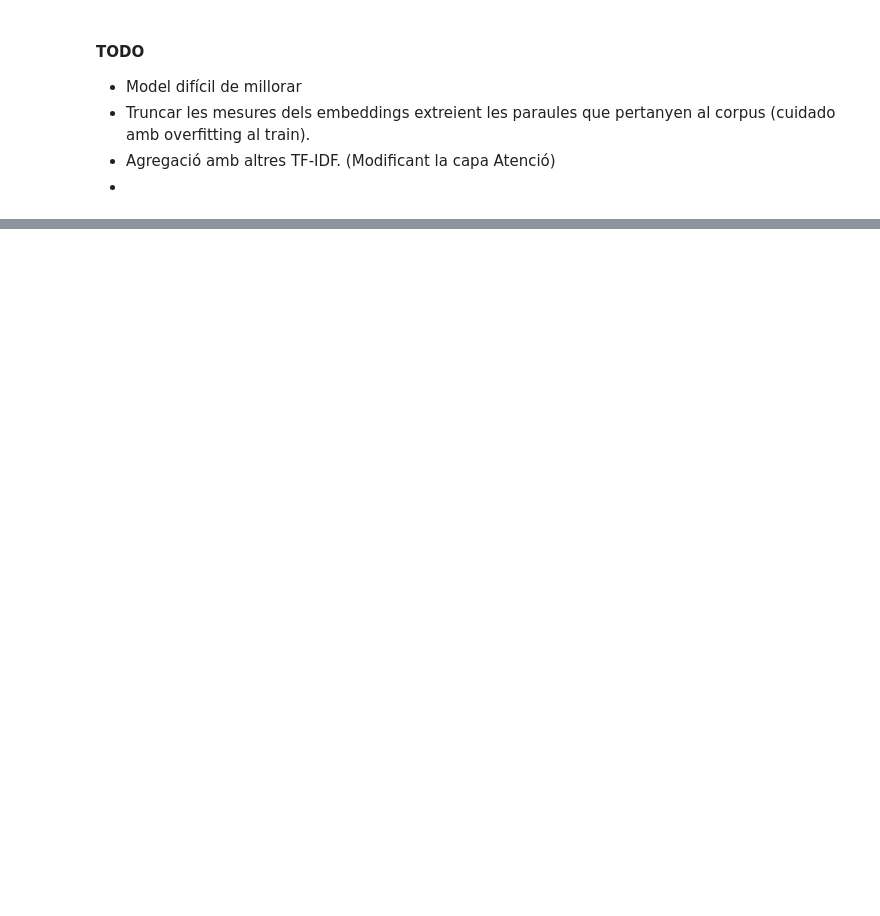
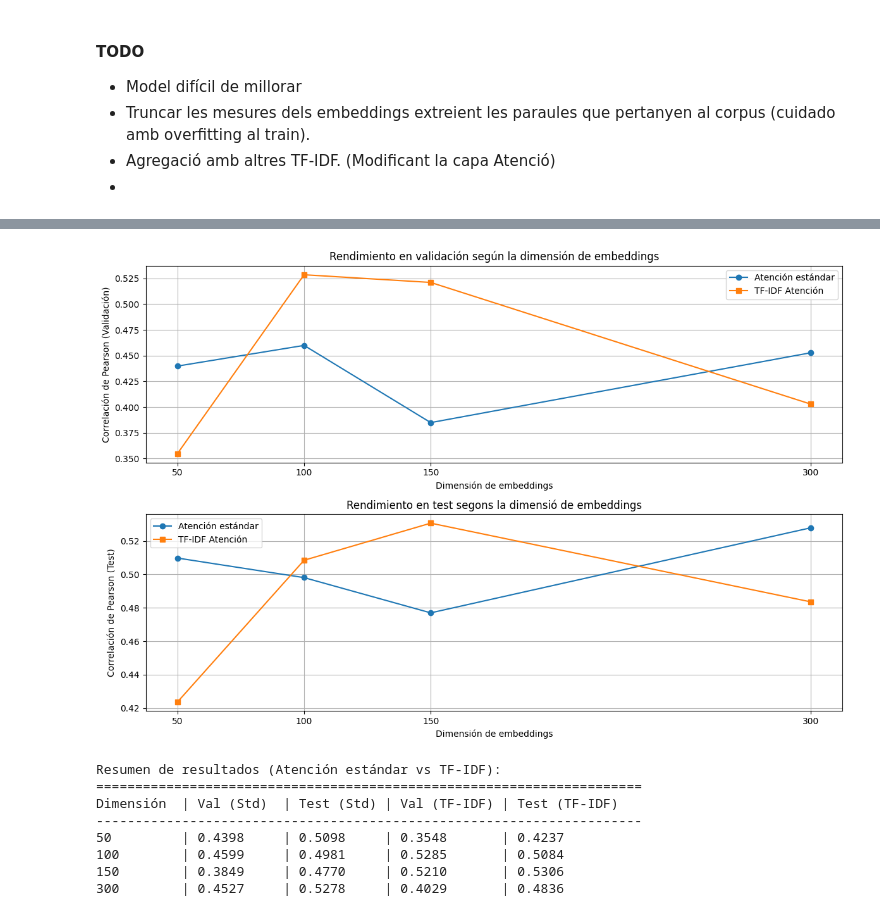
Before and after one commit to TaliaPr/Semantic-Text-Similarity, a Jupyter notebook: sequence_model.ipynb, the cells around one changed output, grey strips where cells are left out. Cells and saved outputs as stored; diff of their text form; code cells hidden in the pictures; blank space fills up the shorter version.

```diff
--- a/sequence_model.ipynb
+++ b/sequence_model.ipynb
@@ -580,0 +1356,57 @@ P-value: 1.2050755660899114e-180
+# %%
+# Visualizar resultados comparando modelos estándar vs TF-IDF para todas las dimensiones
+import matplotlib.pyplot as plt
+
+# Preparar datos para la visualización
+dims = list(results.keys())
+val_corrs_std = [results[dim]['val_corr'] for dim in dims]
+test_corrs_std = [results[dim]['test_corr'] for dim in dims]
+val_corrs_tfidf = [tfidf_results[dim]['val_corr'] for dim in dims]
+test_corrs_tfidf = [tfidf_results[dim]['test_corr'] for dim in dims]
+
+# Crear gráfico de correlaciones
+plt.figure(figsize=(12, 8))
+
+# Gráfico para validación
+plt.subplot(2, 1, 1)
+plt.plot(dims, val_corrs_std, 'o-', label='Atención estándar')
+plt.plot(dims, val_corrs_tfidf, 's-', label='TF-IDF Atención')
+plt.xlabel('Dimensión de embeddings')
+plt.ylabel('Correlación de Pearson (Validación)')
+plt.title('Rendimiento en validación según la dimensión de embeddings')
+plt.legend()
+plt.grid(True)
+plt.xticks(dims)
+
+# Gráfico para test
+plt.subplot(2, 1, 2)
+plt.plot(dims, test_corrs_std, 'o-', label='Atención estándar')
+plt.plot(dims, test_corrs_tfidf, 's-', label='TF-IDF Atención')
+plt.xlabel('Dimensión de embeddings')
+plt.ylabel('Correlación de Pearson (Test)')
+plt.title('Rendimiento en test segons la dimensió de embeddings')
+plt.legend()
+plt.grid(True)
+plt.xticks(dims)
+
+plt.tight_layout()
+plt.savefig('tfidf_vs_standard_all_dimensions.png')
+plt.show()
+
+# Crear tabla de resultados
+print("\nResumen de resultados (Atención estándar vs TF-IDF):")
+print("="*70)
+print(f"{'Dimensión':<10} | {'Val (Std)':<10} | {'Test (Std)':<10} | {'Val (TF-IDF)':<12} | {'Test (TF-IDF)':<12}")
+print("-"*70)
+for dim in dims:
+    print(f"{dim:<10} | {results[dim]['val_corr']:<10.4f} | {results[dim]['test_corr']:<10.4f} | {tfidf_results[dim]['val_corr']:<12.4f} | {tfidf_results[dim]['test_corr']:<12.4f}")
+# %% [output]
+[figure, added]
+Resumen de resultados (Atención estándar vs TF-IDF):
+======================================================================
+Dimensión  | Val (Std)  | Test (Std) | Val (TF-IDF) | Test (TF-IDF)
+----------------------------------------------------------------------
+50         | 0.4398     | 0.5098     | 0.3548       | 0.4237
+100        | 0.4599     | 0.4981     | 0.5285       | 0.5084
+150        | 0.3849     | 0.4770     | 0.5210       | 0.5306
+300        | 0.4527     | 0.5278     | 0.4029       | 0.4836
```
Also changed, not shown: parts of 25 cells of this notebook, 5 other files.
